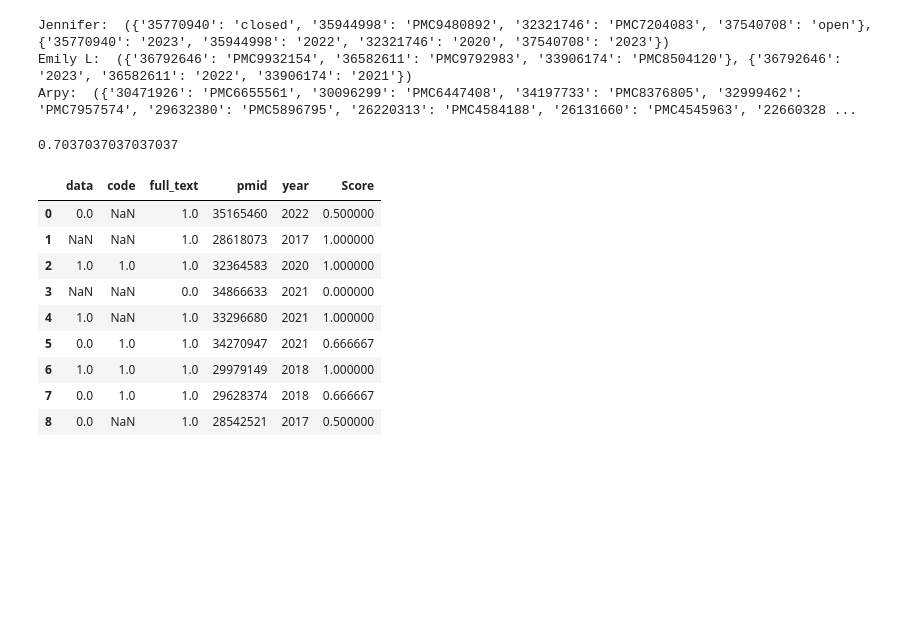
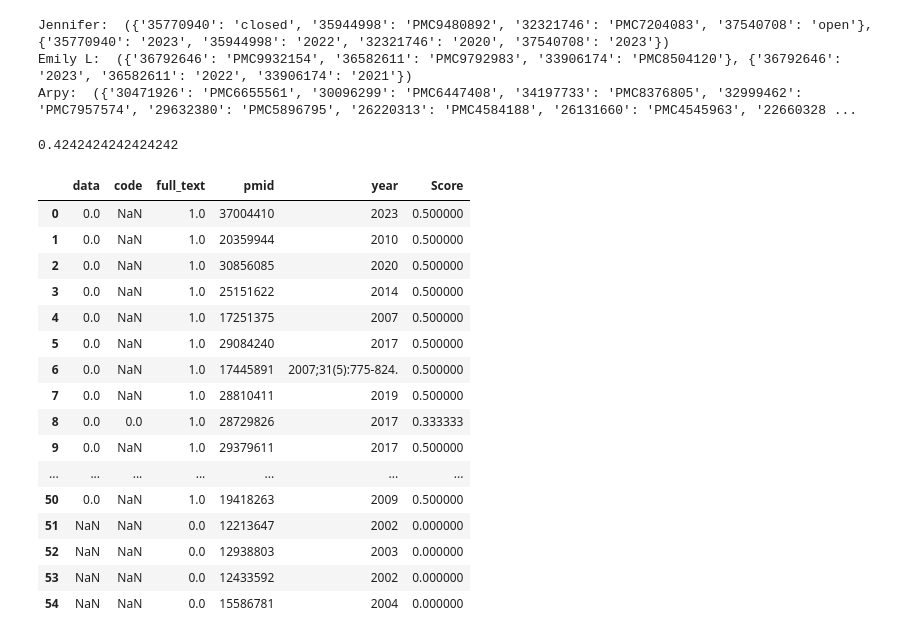
Before and after one commit to jnjahncke/o-index, a Jupyter notebook: Archive/pmids_from_author_inprog.ipynb, the cells around one changed output. Drawn from its saved outputs; the diff is of its cells as text; code cells hidden in the pictures; blank space fills up the shorter version.

```diff
--- a/Archive/pmids_from_author_inprog.ipynb
+++ b/Archive/pmids_from_author_inprog.ipynb
@@ -105,7 +107,7 @@ def get_openness(author, api):
     pmcids = []
     for i, item in enumerate(ids):
         o_idx_df.loc[[i],['pmid']] = item
-        o_idx_df.loc[[i],['year']] = years[item]
+        o_idx_df.loc[[i],['year']] = np.array(years[item])
         if ids[item] == 'closed':
             pmcids.append(None)
             #if PMCID is unavailable make items in df None type
@@ -135,42 +137,50 @@ def get_openness(author, api):
                 for s in finditer(keyword, out.text, IGNORECASE):
                     #if we are on cat "code relevant" (cat 3) we are testing to see if code is relevant for this paper
                     o_idx_df.iloc[[j],[cat-1]] = keyword_df.loc[k]["weight"]
                     found_keyword = True
 
                 # If one keyword is found, stop with searching for this category
                 if found_keyword is True:
                     break
             #if code category is 0, check to see if code is relevant
             if cat == 2 and found_keyword== True:
                 break
             if cat == 3 and found_keyword == False:
                 o_idx_df.iloc[[j],[cat-2]] = None
                 break
 
     del o_idx_df['code_relevant']
 
     o_idx_df.loc[:,'Score'] = o_idx_df.mean(numeric_only=True, axis=1)
 
     OIndex=o_idx_df["Score"].mean()
     print(OIndex)
 
     return o_idx_df
 
 def oindex(df):
-    OIndex = df["o-score"].mean()
+    OIndex = np.array(df["o-score"].mean())
 
 
 
-get_openness("jason early", "../apikey.txt")
+o_df = get_openness("Subimal Datta", "../apikey.txt")
+o_df
 # %% [output]
-0.7037037037037037
+0.4242424242424242
 |  | data | code | full_text | pmid | year | Score |
-| 0 | 0.0 | NaN | 1.0 | 35165460 | 2022 | 0.500000 |
-| 1 | NaN | NaN | 1.0 | 28618073 | 2017 | 1.000000 |
-| 2 | 1.0 | 1.0 | 1.0 | 32364583 | 2020 | 1.000000 |
-| 3 | NaN | NaN | 0.0 | 34866633 | 2021 | 0.000000 |
-| 4 | 1.0 | NaN | 1.0 | 33296680 | 2021 | 1.000000 |
-| 5 | 0.0 | 1.0 | 1.0 | 34270947 | 2021 | 0.666667 |
-| 6 | 1.0 | 1.0 | 1.0 | 29979149 | 2018 | 1.000000 |
-| 7 | 0.0 | 1.0 | 1.0 | 29628374 | 2018 | 0.666667 |
-| 8 | 0.0 | NaN | 1.0 | 28542521 | 2017 | 0.500000 |
+| 0 | 0.0 | NaN | 1.0 | 37004410 | 2023 | 0.500000 |
+| 1 | 0.0 | NaN | 1.0 | 20359944 | 2010 | 0.500000 |
+| 2 | 0.0 | NaN | 1.0 | 30856085 | 2020 | 0.500000 |
+| 3 | 0.0 | NaN | 1.0 | 25151622 | 2014 | 0.500000 |
+| 4 | 0.0 | NaN | 1.0 | 17251375 | 2007 | 0.500000 |
+| 5 | 0.0 | NaN | 1.0 | 29084240 | 2017 | 0.500000 |
+| 6 | 0.0 | NaN | 1.0 | 17445891 | 2007;31(5):775-824. | 0.500000 |
+| 7 | 0.0 | NaN | 1.0 | 28810411 | 2019 | 0.500000 |
+| 8 | 0.0 | 0.0 | 1.0 | 28729826 | 2017 | 0.333333 |
+| 9 | 0.0 | NaN | 1.0 | 29379611 | 2017 | 0.500000 |
+| ... | ... | ... | ... | ... | ... | ... |
+| 50 | 0.0 | NaN | 1.0 | 19418263 | 2009 | 0.500000 |
+| 51 | NaN | NaN | 0.0 | 12213647 | 2002 | 0.000000 |
+| 52 | NaN | NaN | 0.0 | 12938803 | 2003 | 0.000000 |
+| 53 | NaN | NaN | 0.0 | 12433592 | 2002 | 0.000000 |
+| 54 | NaN | NaN | 0.0 | 15586781 | 2004 | 0.000000 |
```
Also changed, not shown: parts of 2 cells of this notebook.
